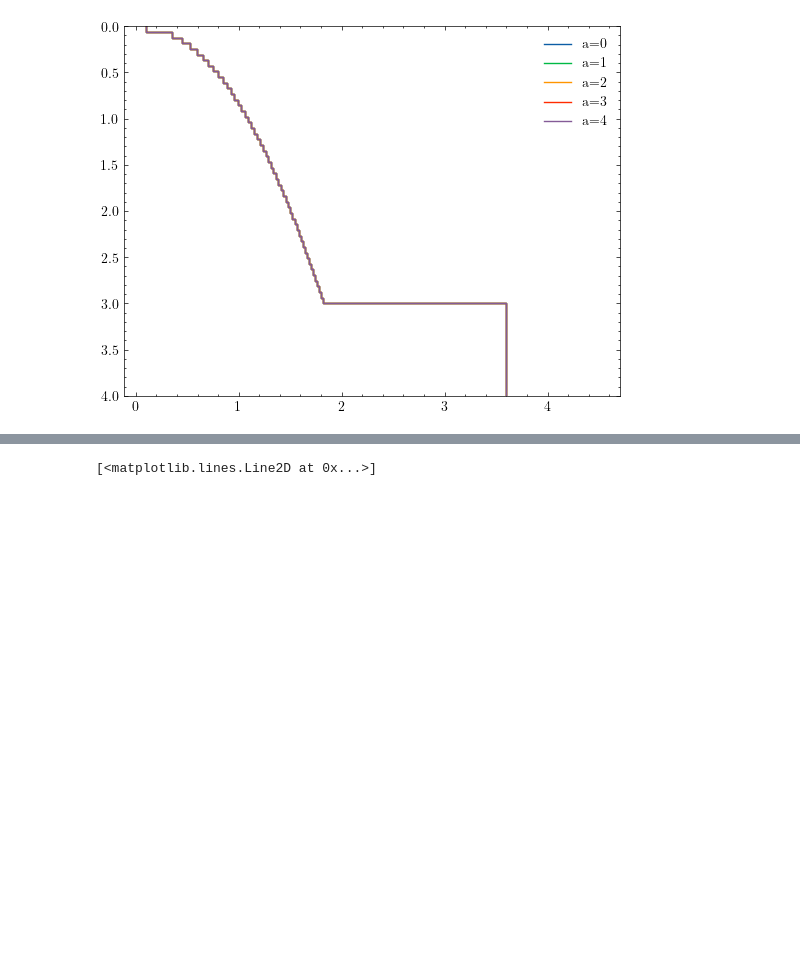
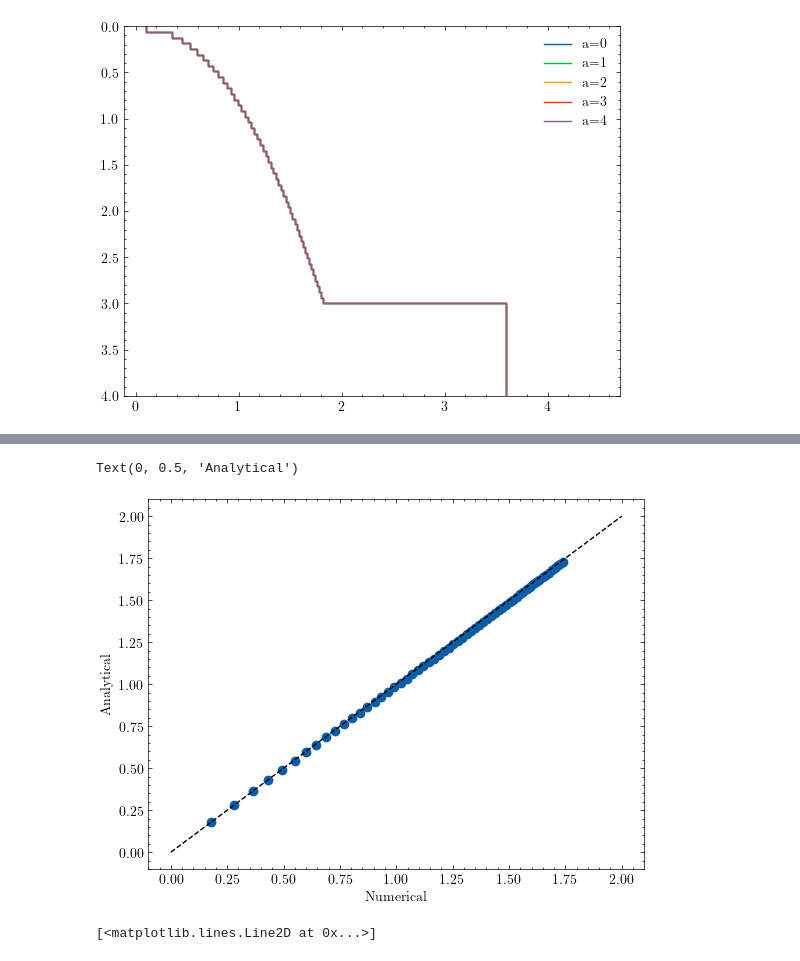
Before and after one commit to auggiemarignier/AusSedThick, a Jupyter notebook: aussedthickrf/02ForwardModelling.ipynb, the cells around one changed output, grey strips where cells are left out. Drawn from its saved outputs; the diff is of its cells as text; code cells hidden in the pictures; blank space fills up the shorter version.

```diff
--- a/aussedthickrf/02ForwardModelling.ipynb
+++ b/aussedthickrf/02ForwardModelling.ipynb
@@ -393,3 +502,11 @@ plt.show()
+# %%
+plt.scatter(theo, theo2)
+plt.plot([0, 2], [0, 2], "k--")
+plt.xlabel("Numerical")
+plt.ylabel("Analytical")
+# %% [output]
+Text(0, 0.5, 'Analytical')
+[figure, added]
 # %%
 plt.scatter(delays[1:], travel_times[1:])
 plt.xlabel("Delay")
```
Also changed, not shown: parts of 12 cells of this notebook.
